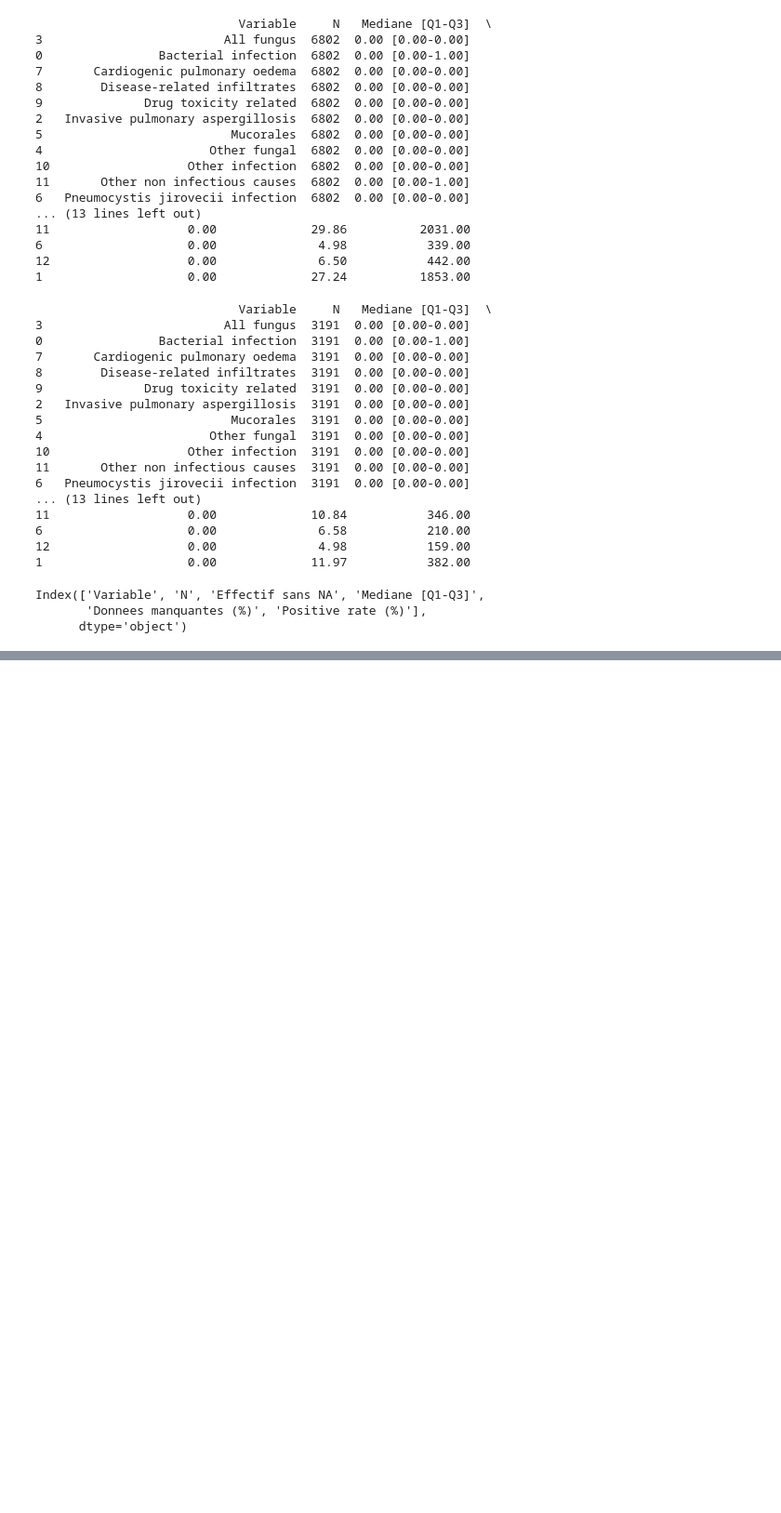
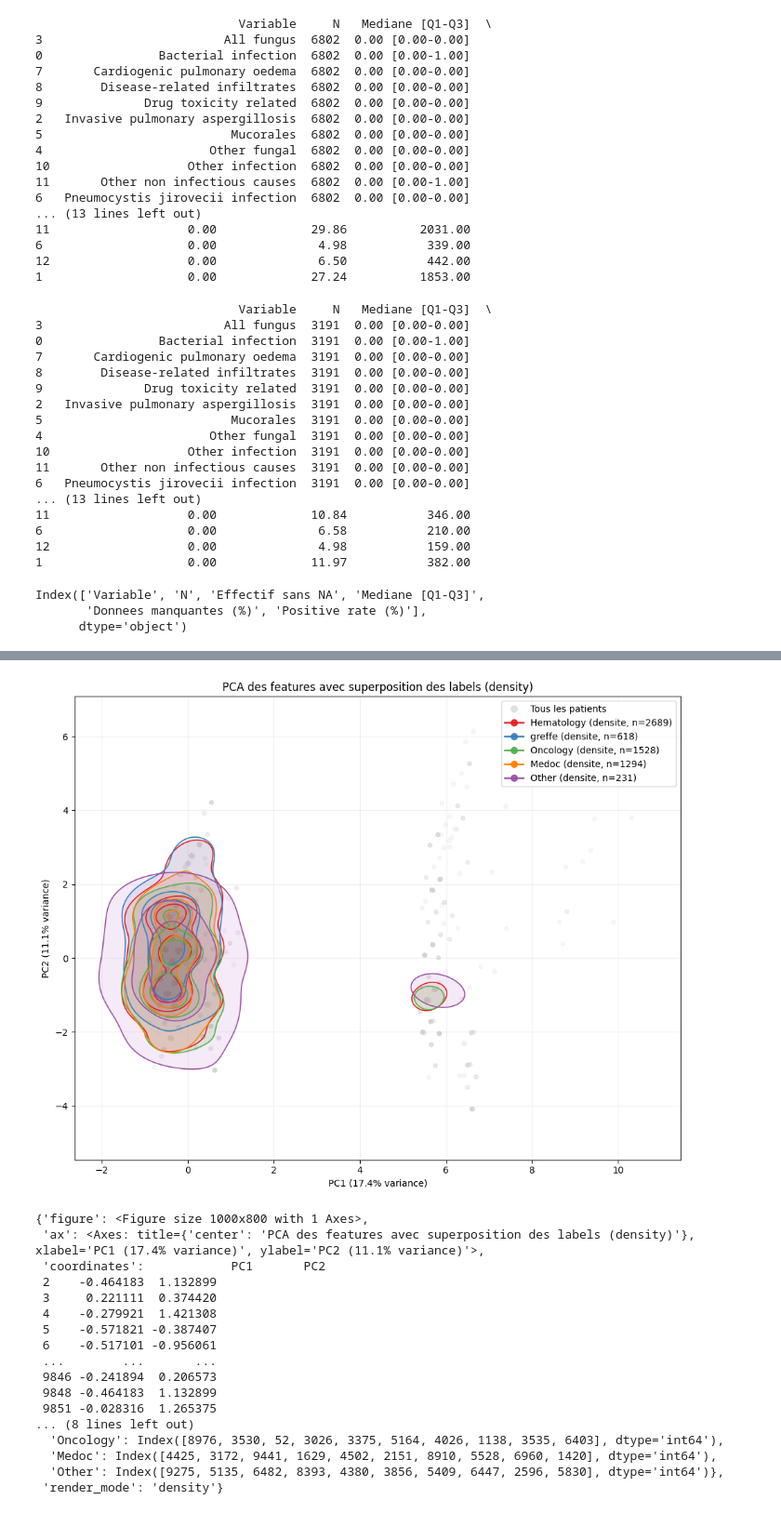
Before and after one commit to Romain-Forte/respiratory_diagnostics, a Jupyter notebook: bazea_dataset.ipynb, the cells around one changed output, grey strips where cells are left out. Shown at 93% size. Cells and saved outputs as stored; diff of their text form; code cells hidden in the pictures; blank space fills up the shorter version.

```diff
--- a/bazea_dataset.ipynb
+++ b/bazea_dataset.ipynb
@@ -421,0 +398,27 @@ res
+# %%
+from utils.data_quality import fusionner_labels
+labels_efraim = df_labels_fusion
+labels_grroh = grroh_diag
+features_efraim = df_features_clean
+features_grroh = grroh_features
+mapping_maladie_sous_jacente ={
+    'Hematology' :['Hem_mal_ALL', 'Hem_mal_Non_hodgkin_lymphoma', 'Hem_mal_myeloma',
+        'Hem_mal_hodgkin_lymphoma', 'Hem_mal_CLL', 'Hem_mal_CML', 'Hem_mal_MDS',
+        'Hem_mal_other', 'HSCT_BMT_Autograft', 'HSCT_BMT_Allograft', 'Leukostase'] ,
+    'greffe' : ['Organ_transpl'],
+    'Oncology' : ['Solid_tumor', 'Chemotherapy'],
+    'Medoc' : ['Ibr_Flu_Met', 'Tar_ther', 'Immunotherapy', 'Carttcells', 'Steroids_YN']
+                    }
+df_condition = fusionner_labels(features_efraim, mapping_maladie_sous_jacente, mode="max")
+df_condition['Other'] = 1 - df_condition[['Hematology', 'greffe', 'Oncology', 'Medoc']].max(axis =1)
+# order = hemato > greffe > médicaments > onco
+df_condition_ordered = df_condition.copy()
+def remplace_ordre(df,col1,col2):
+    df[col2] = df[col2] * (1 - df[col1])
+remplace_ordre(df_condition_ordered,'Hematology', 'greffe')
+remplace_ordre(df_condition_ordered,'Hematology', 'Oncology')
+remplace_ordre(df_condition_ordered,'Hematology', 'Medoc')
+remplace_ordre(df_condition_ordered,'greffe', 'Oncology',)
+remplace_ordre(df_condition_ordered, 'greffe', 'Medoc')
+remplace_ordre(df_condition_ordered,'Medoc', 'Oncology')
+test = df_condition_ordered.sum(axis=1).value_counts()
@@ -421,0 +444,30 @@ res
+# %%
+sys.modules.pop('utils.pca',None)
+from utils.pca import PCA
+# PCA(df_cat_clean, df_features_clean, max_points_per_label=100, sigma=2.0)
+PCA( df_condition_ordered,
+    labels_efraim,
+    render_mode="density",
+    to_save=False,
+    save_dir=None,
+    show_ellipse=False,
+    max_points_per_label=10,)
+# %% [output]
+[figure, added]
+{'figure': <Figure size 1000x800 with 1 Axes>,
+ 'ax': <Axes: title={'center': 'PCA des features avec superposition des labels (density)'}, xlabel='PC1 (17.4% variance)', ylabel='PC2 (11.1% variance)'>,
+ 'coordinates':            PC1       PC2
+ 2    -0.464183  1.132899
+ 3     0.221111  0.374420
+ 4    -0.279921  1.421308
+ 5    -0.571821 -0.387407
+ 6    -0.517101 -0.956061
+ ...        ...       ...
+ 9846 -0.241894  0.206573
+ 9848 -0.464183  1.132899
+ 9851 -0.028316  1.265375
+... (8 lines left out)
+  'Oncology': Index([8976, 3530, 52, 3026, 3375, 5164, 4026, 1138, 3535, 6403], dtype='int64'),
+  'Medoc': Index([4425, 3172, 9441, 1629, 4502, 2151, 8910, 5528, 6960, 1420], dtype='int64'),
+  'Other': Index([9275, 5135, 6482, 8393, 4380, 3856, 5409, 6447, 2596, 5830], dtype='int64')},
+ 'render_mode': 'density'}
```
Also changed, not shown: parts of 8 cells of this notebook, 7 other files.
